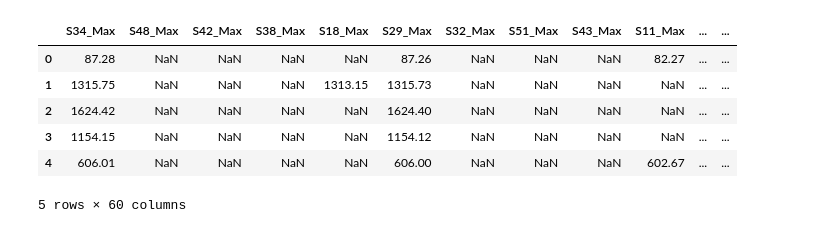
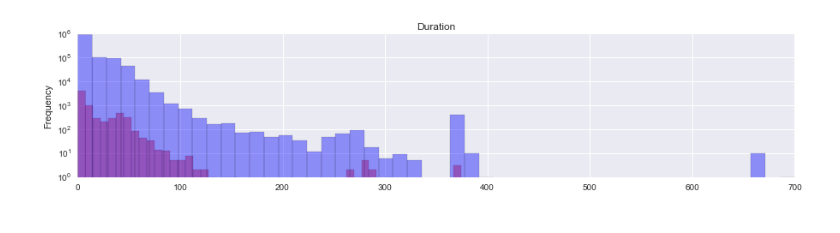
Before and after one commit to kumaran-5555/ML, a Jupyter notebook: Kaggle_Bosch/DateAnalysis.ipynb, the cells around one changed output. Drawn from its saved outputs; the diff is of its cells as text; code cells hidden in the pictures.

```diff
--- a/Kaggle_Bosch/DateAnalysis.ipynb
+++ b/Kaggle_Bosch/DateAnalysis.ipynb
@@ -22,24 +118,49 @@ print(stations)
-# %%
-minmax = pd.DataFrame()
-
-for s in stations:
-    fs = date[[f for f in date.columns.values if s in f]]
-
-    minmax[s+'_Min'] = fs.min(axis=1)
-    minmax[s+'_Max'] = fs.max(axis=1)
-
-    if (minmax[s+'_Max'] - minmax[s+'_Min']).sum() == 0:
-        del minmax[s+'_Min']
-
-
-minmax['Duration'] = minmax.max(axis=1)-minmax.min(axis=1)
-
-minmax.head()
-# %% [output]
-|  | S34_Max | S48_Max | S42_Max | S38_Max | S18_Max | S29_Max | S32_Max | S51_Max | S43_Max | S11_Max | ... | ... |
-| 0 | 87.28 | NaN | NaN | NaN | NaN | 87.26 | NaN | NaN | NaN | 82.27 | ... | ... |
-| 1 | 1315.75 | NaN | NaN | NaN | 1313.15 | 1315.73 | NaN | NaN | NaN | NaN | ... | ... |
-| 2 | 1624.42 | NaN | NaN | NaN | NaN | 1624.40 | NaN | NaN | NaN | NaN | ... | ... |
-| 3 | 1154.15 | NaN | NaN | NaN | NaN | 1154.12 | NaN | NaN | NaN | NaN | ... | ... |
-| 4 | 606.01 | NaN | NaN | NaN | NaN | 606.00 | NaN | NaN | NaN | 602.67 | ... | ... |
-5 rows × 60 columns
+# %%
+%matplotlib inline
+import matplotlib.pyplot as plt
+
+cols = ['S36_Max',
+'S2_Max',
+'S38_Max',
+'S33_Max',
+'S3_Max',
+'S7_Max',
+'S5_Max',
+'S0_Max',
+'S6_Max',
+'S1_Max',
+'S11_Max',
+'S8_Max',
+'S9_Max',
+'S10_Max',
+'S4_Max',
+'S17_Max',
+'S23_Max',
+'S21_Max',
+'S50_Max',
+'S28_Max',
+'S39_Max',
+'S41_Max',
+'S51_Max','S2_Min'
+'S3_Min'
+'S1_Min'
+'S4_Min']
+cols = ['Duration']
+for c in cols:
+    if 'Max' not in c and 'Min' not in c:
+        pass
+
+
+    try:
+
+        _, ax = plt.subplots(1,1, figsize=(15,3))
+        #ax.set_xlim(0, 1800)
+        ax.set_title(c)
+        date[date['Response']==1][c].plot.hist(ax=ax, alpha=0.4, color='r', log=True, bins=50)
+        date[date['Response']==0][c].plot.hist(ax=ax, alpha=0.4, color='b', log=True, bins=50)
+
+        plt.show()
+    except ValueError:
+        continue
+# %% [output]
+[figure, added]
```
Also changed, not shown: parts of 19 cells of this notebook, 3 other files.
